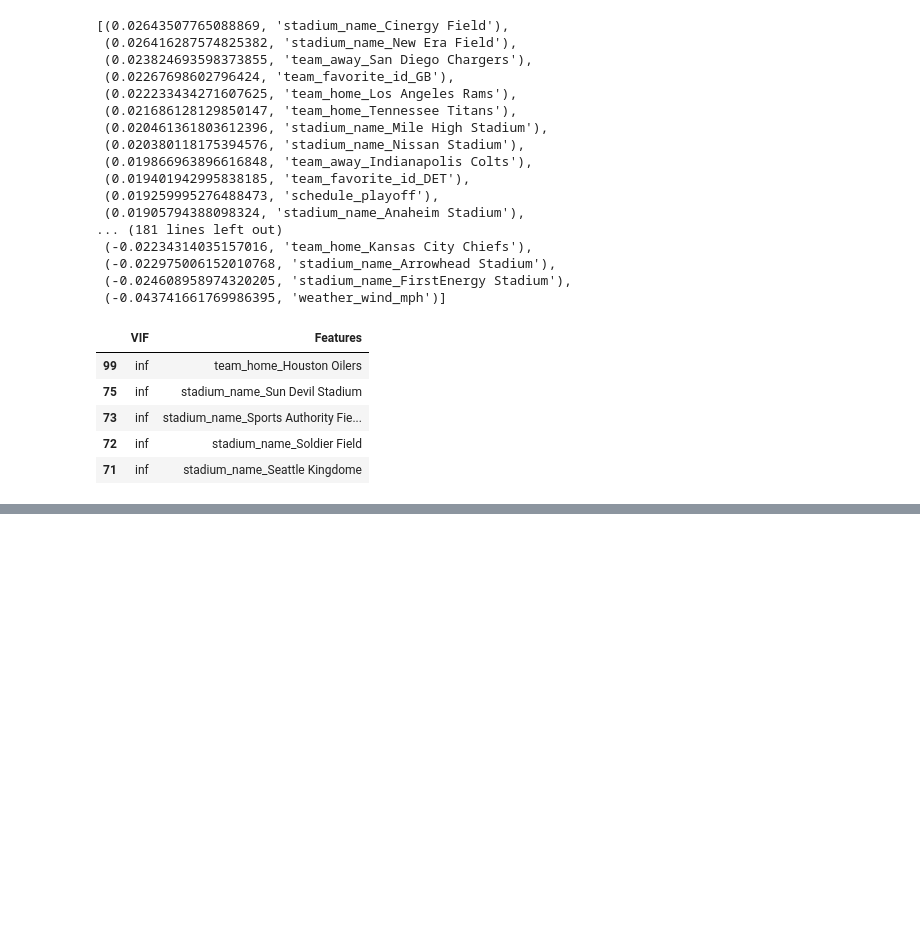
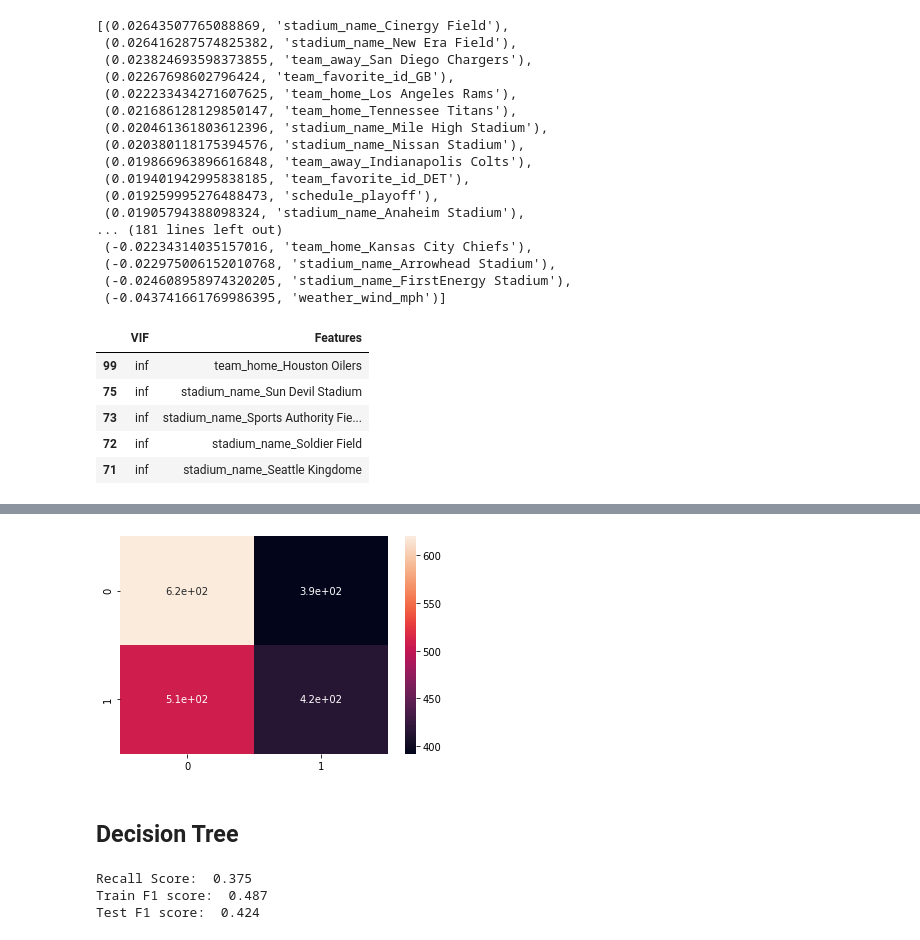
Before and after one commit to azieky/over_under_predictor, a Jupyter notebook: Modeling_Notebook.ipynb, the cells around one changed output, grey strips where cells are left out. Cells and saved outputs as stored; diff of their text form; code cells hidden in the pictures; blank space fills up the shorter version.

Commit message:
Added Baseline Model

```diff
--- a/Modeling_Notebook.ipynb
+++ b/Modeling_Notebook.ipynb
@@ -90,0 +116,32 @@ Vif.sort_values('VIF',ascending=False)[:5]
+# %%
+#Split the Data
+from sklearn.model_selection import train_test_split
+X_train, X_test, y_train, y_test = train_test_split(X, y, test_size=.2,random_state=20)
+# %%
+# Scale the Data
+from sklearn.preprocessing import StandardScaler
+scaler = StandardScaler()
+
+X_train = scaler.fit_transform(X_train)
+X_train = pd.DataFrame(data = X_train, columns = X.columns)
+
+X_test = scaler.transform(X_test)
+X_test = pd.DataFrame(data = X_test,columns = X.columns)
+# %%
+from sklearn.linear_model import LogisticRegressionCV
+
+logreg = LogisticRegressionCV()
+
+logreg.fit(X_train, y_train)
+
+base_logred_train_pred = logreg.predict(X_train)
+base_logred_test_pred = logreg.predict(X_test)
+
+
+base_logreg_recall = metrics.recall_score(y_test, base_logred_test_pred)
+base_logred_train_f1_score = f1_score(y_train, base_logred_train_pred)
+base_logreg_test_f1_score = f1_score(y_test, base_logred_test_pred)
+
+
+print('Train F1 score: ', base_logred_train_f1_score)
+print('Test F1 score: ', base_logreg_test_f1_score)
@@ -90,0 +175,26 @@ Vif.sort_values('VIF',ascending=False)[:5]
+# %%
+cm = confusion_matrix(y_test,base_logred_test_pred)
+sns.heatmap(cm,annot=True);
+# %% [output]
+[figure, added]
+# %% [markdown]
+## Decision Tree
+# %%
+# Simple decision tree (ID3)
+from sklearn.tree import DecisionTreeClassifier
+
+clf = DecisionTreeClassifier(random_state=1, criterion = 'gini', max_depth = 7, min_samples_leaf = 7, min_samples_split = 2)
+clf.fit(X_train, y_train)
+y_pred_train = clf.predict(X_train)
+y_pred = clf.predict(X_test)
+
+clf_f1_train = round(f1_score(y_train, y_pred_train), 3)
+clf_f1_test = round(f1_score(y_test, y_pred), 3)
+clf_recall = round(metrics.recall_score(y_test, y_pred), 3)
+
+print('Train F1 score: ', clf_f1_train)
+print('Test F1 score: ', clf_f1_test)
+# %% [output]
+Recall Score:  0.375
+Train F1 score:  0.487
+Test F1 score:  0.424
```
Also changed, not shown: parts of 9 cells of this notebook, 1 other file.
